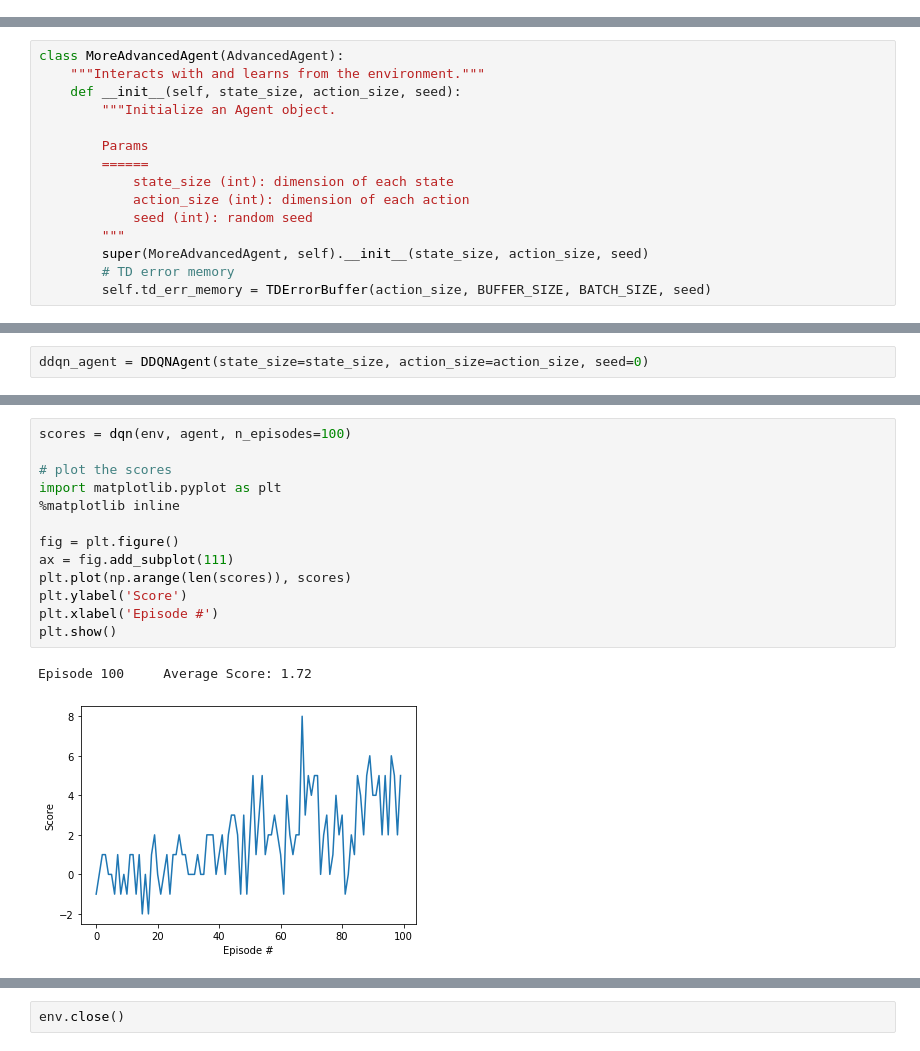
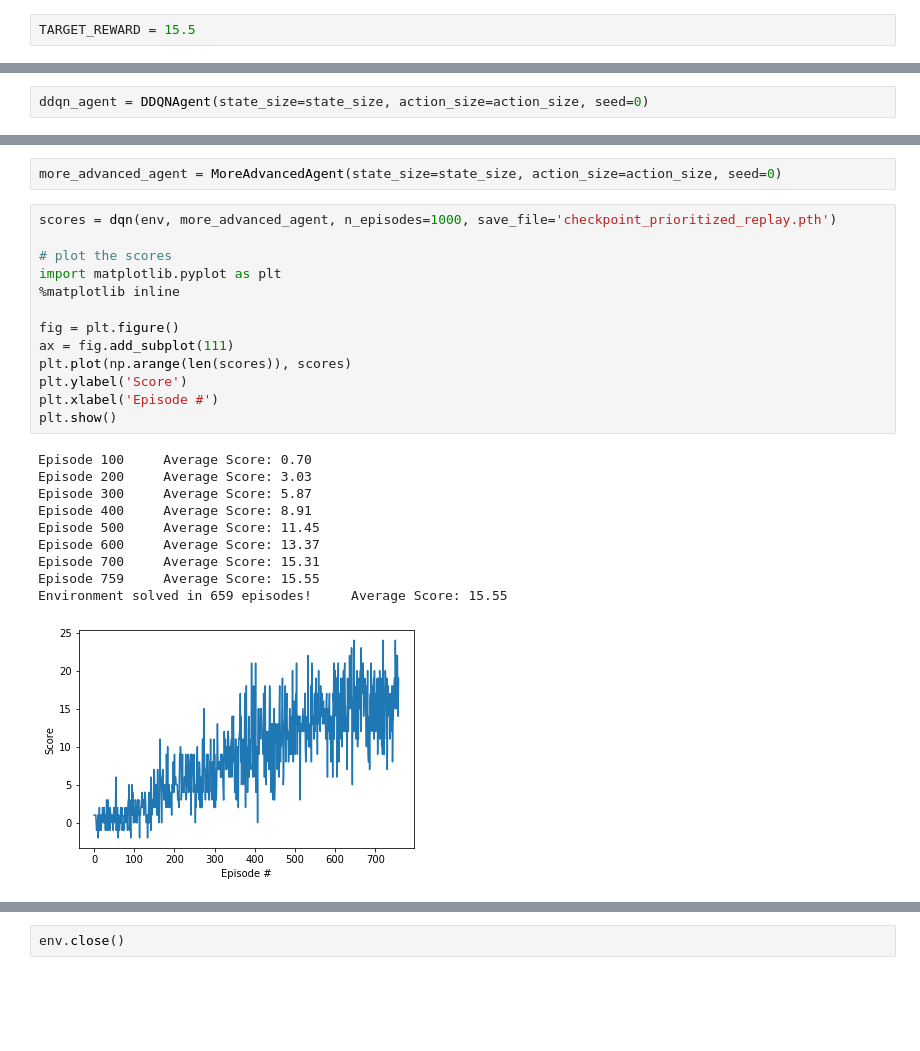
Before and after one commit to YoshiyukiKono/DRL_P1_Navigation, a Jupyter notebook: Navigation.ipynb, the cells around one changed output, grey strips where cells are left out. Drawn from its saved outputs; the diff is of its cells as text; blank space fills up the shorter version.

```diff
--- a/Navigation.ipynb
+++ b/Navigation.ipynb
@@ -167,0 +330,2 @@ class QNetwork(nn.Module):
+# %%
+TARGET_REWARD = 15.5
@@ -430,18 +486,3 @@ class AdvancedAgent(Agent):
         self.qnetwork_local = DuelingQNetwork(state_size, action_size, seed).to(device)
         self.qnetwork_target = DuelingQNetwork(state_size, action_size, seed).to(device)
         self.optimizer = optim.Adam(self.qnetwork_local.parameters(), lr=LR)
-# %%
-class MoreAdvancedAgent(AdvancedAgent):
-    """Interacts with and learns from the environment."""
-    def __init__(self, state_size, action_size, seed):
-        """Initialize an Agent object.
-
-        Params
-        ======
-            state_size (int): dimension of each state
-            action_size (int): dimension of each action
-            seed (int): random seed
-        """
-        super(MoreAdvancedAgent, self).__init__(state_size, action_size, seed)
-        # TD error memory
-        self.td_err_memory = TDErrorBuffer(action_size, BUFFER_SIZE, BATCH_SIZE, seed)
@@ -582,16 +748,26 @@ Episode 2000    Average Score: 15.41
+# %%
+more_advanced_agent = MoreAdvancedAgent(state_size=state_size, action_size=action_size, seed=0)
 # %%
-scores = dqn(env, agent, n_episodes=100)
+scores = dqn(env, more_advanced_agent, n_episodes=1000, save_file='checkpoint_prioritized_replay.pth')
 
 # plot the scores
 import matplotlib.pyplot as plt
 %matplotlib inline
 
 fig = plt.figure()
 ax = fig.add_subplot(111)
 plt.plot(np.arange(len(scores)), scores)
 plt.ylabel('Score')
 plt.xlabel('Episode #')
 plt.show()
 # %% [output]
-Episode 100     Average Score: 1.72
+Episode 100     Average Score: 0.70
+Episode 200     Average Score: 3.03
+Episode 300     Average Score: 5.87
+Episode 400     Average Score: 8.91
+Episode 500     Average Score: 11.45
+Episode 600     Average Score: 13.37
+Episode 700     Average Score: 15.31
+Episode 759     Average Score: 15.55
+Environment solved in 659 episodes!     Average Score: 15.55
-[figure, old version]
+[figure, new version]
```
Also changed, not shown: parts of 40 cells of this notebook, 4 other files.
